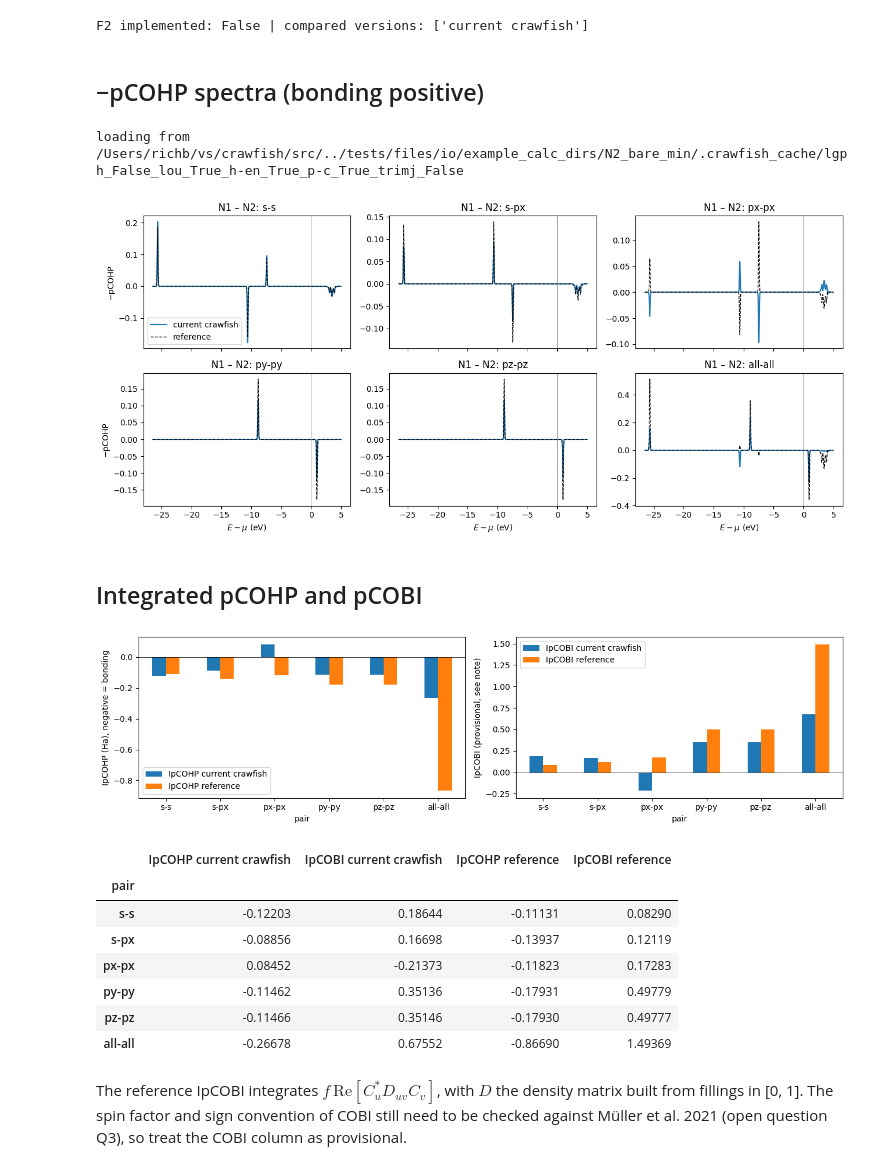
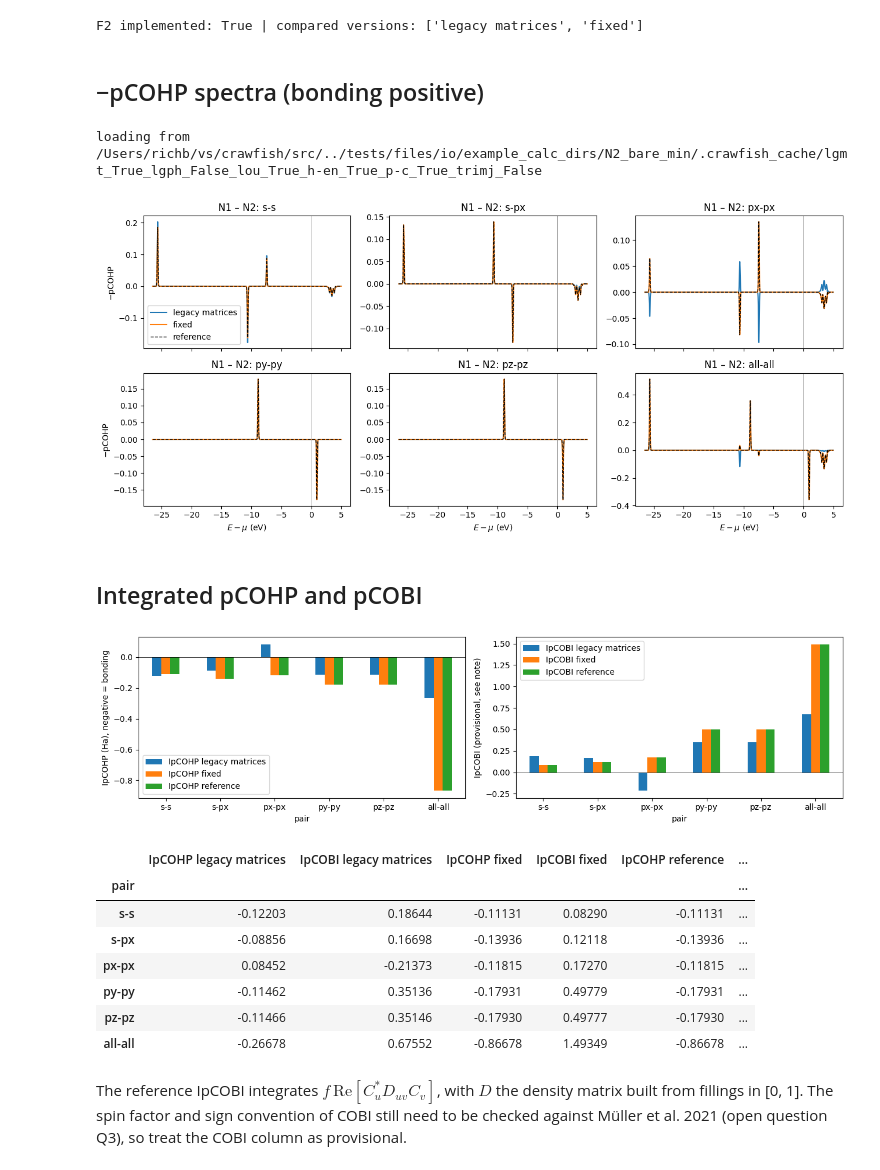
Before and after one commit to benrich37/crawfish, a Jupyter notebook: examples/fix_comparisons/F2_signed_matrices.ipynb, the cells around one changed output. Cells and saved outputs as stored; diff of their text form; code cells hidden in the pictures.

```diff
--- a/examples/fix_comparisons/F2_signed_matrices.ipynb
+++ b/examples/fix_comparisons/F2_signed_matrices.ipynb
@@ -31,10 +35,11 @@ from crawfish.funcs import get_pcohp, get_ipcohp, get_ipcobi
 F2_DONE = fix_available("F2")
 REF_BASIS = "lowdin"
 if F2_DONE:
-    versions = {"legacy matrices": load_edata(**{LEGACY_FLAGS["F2"]: True}), "fixed": load_edata()}
+    # Isolate the F2 step: later fixes are held at their legacy behaviour in both
+    versions = {"legacy matrices": load_edata_at("F2", fixed=False), "fixed": load_edata_at("F2", fixed=True)}
 else:
     versions = {"current crawfish": load_edata()}
-edata = load_edata()
+edata = list(versions.values())[-1]
 ref = Reference(edata, basis=REF_BASIS)
 A = lambda orbs: orb_idcs(edata, 0, orbs)
 B = lambda orbs: orb_idcs(edata, 1, orbs)
@@ -45,7 +50,7 @@ erange = np.arange(edata.e_tj.min() - 0.03, edata.e_tj.max() + 0.03, 0.0005, dty
 x_ev = to_ev_rel_mu(edata, erange)
 print("F2 implemented:", F2_DONE, "| compared versions:", list(versions))
 # %% [output]
-F2 implemented: False | compared versions: ['current crawfish']
+F2 implemented: True | compared versions: ['legacy matrices', 'fixed']
 # %% [markdown]
 ## −pCOHP spectra (bonding positive)
 # %%
@@ -55,7 +60,7 @@ for ax, (o1, o2) in zip(axes.ravel(), PAIRS):
         _, spec = get_pcohp(ed, idcs1=0, idcs2=1, orbs1=o1, orbs2=o2, erange=erange, sig=SIG,
                             use_cache=False, use_cached_spectrum=False, save_spectrum=False)
         ax.plot(x_ev, -np.asarray(spec), label=name)
-    ax.plot(x_ev, -reference_spectrum(edata, ref.weights_tj(A(o1), B(o2), "cohp"), erange, SIG),
+    ax.plot(x_ev, -reference_spectrum(edata, ref.weights_tj(A(o1), B(o2), "cohp", "R0"), erange, SIG),
             "k--", lw=1, label="reference")
     ax.axvline(0, color="gray", lw=0.5)
     ax.set_title(f"N1 – N2: {label(o1, o2)}")
@@ -68,44 +73,44 @@ fig.tight_layout()
 savefig(fig, "F2_pcohp_spectra")
 plt.show()
 # %% [output]
-loading from /Users/richb/vs/crawfish/src/../tests/files/io/example_calc_dirs/N2_bare_min/.crawfish_cache/lgph_False_lou_True_h-en_True_p-c_True_trimj_False
+loading from /Users/richb/vs/crawfish/src/../tests/files/io/example_calc_dirs/N2_bare_min/.crawfish_cache/lgmt_True_lgph_False_lou_True_h-en_True_p-c_True_trimj_False
-[figure, old version]
+[figure, new version]
 # %% [markdown]
 ## Integrated pCOHP and pCOBI
 # %%
 rows = []
 for o1, o2 in PAIRS:
     kw = dict(idcs1=0, idcs2=1, orbs1=o1, orbs2=o2, use_cache=False)
     row = {"pair": label(o1, o2)}
     for name, ed in versions.items():
         row[f"IpCOHP {name}"] = last_value(get_ipcohp(ed, **kw))
         row[f"IpCOBI {name}"] = last_value(get_ipcobi(ed, **kw))
-    row["IpCOHP reference"] = ref.integrated(A(o1), B(o2), "cohp")
-    row["IpCOBI reference"] = ref.integrated(A(o1), B(o2), "cobi")
+    row["IpCOHP reference"] = ref.integrated(A(o1), B(o2), "cohp", "R0")
+    row["IpCOBI reference"] = ref.integrated(A(o1), B(o2), "cobi", "R0")
     rows.append(row)
 table = pd.DataFrame(rows).set_index("pair")
 
 fig, axes = plt.subplots(1, 2, figsize=(13, 3.5))
 table[[c for c in table if c.startswith("IpCOHP")]].plot.bar(ax=axes[0], rot=0)
 table[[c for c in table if c.startswith("IpCOBI")]].plot.bar(ax=axes[1], rot=0)
 axes[0].set_ylabel("IpCOHP (Ha), negative = bonding")
 axes[1].set_ylabel("IpCOBI (provisional, see note)")
 for ax in axes:
     ax.axhline(0, color="black", lw=0.5)
 fig.tight_layout()
 savefig(fig, "F2_integrated")
 plt.show()
 table.round(5)
 # %% [output]
-[figure, old version]
+[figure, new version]
-|  | IpCOHP current crawfish | IpCOBI current crawfish | IpCOHP reference | IpCOBI reference |
-| pair |  |  |  |  |
-| s-s | -0.12203 | 0.18644 | -0.11131 | 0.08290 |
-| s-px | -0.08856 | 0.16698 | -0.13937 | 0.12119 |
-| px-px | 0.08452 | -0.21373 | -0.11823 | 0.17283 |
-| py-py | -0.11462 | 0.35136 | -0.17931 | 0.49779 |
-| pz-pz | -0.11466 | 0.35146 | -0.17930 | 0.49777 |
-| all-all | -0.26678 | 0.67552 | -0.86690 | 1.49369 |
+|  | IpCOHP legacy matrices | IpCOBI legacy matrices | IpCOHP fixed | IpCOBI fixed | IpCOHP reference | ... |
+| pair |  |  |  |  |  | ... |
+| s-s | -0.12203 | 0.18644 | -0.11131 | 0.08290 | -0.11131 | ... |
+| s-px | -0.08856 | 0.16698 | -0.13936 | 0.12118 | -0.13936 | ... |
+| px-px | 0.08452 | -0.21373 | -0.11815 | 0.17270 | -0.11815 | ... |
+| py-py | -0.11462 | 0.35136 | -0.17931 | 0.49779 | -0.17931 | ... |
+| pz-pz | -0.11466 | 0.35146 | -0.17930 | 0.49777 | -0.17930 | ... |
+| all-all | -0.26678 | 0.67552 | -0.86678 | 1.49349 | -0.86678 | ... |
 # %% [markdown]
 The reference IpCOBI integrates $f\,\mathrm{Re}[C^*_u D_{uv} C_v]$, with $D$ the density matrix built from
 fillings in [0, 1]. The spin factor and sign convention of COBI still need to be checked against Müller et al.
```
Also changed, not shown: parts of 2 cells of this notebook, 20 other files.
